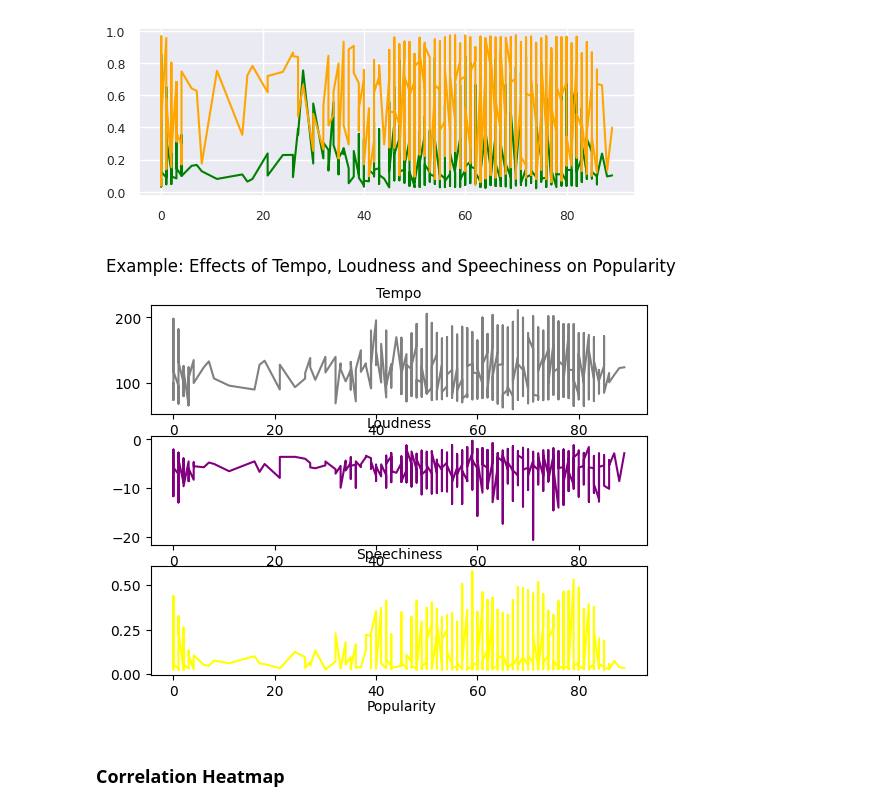
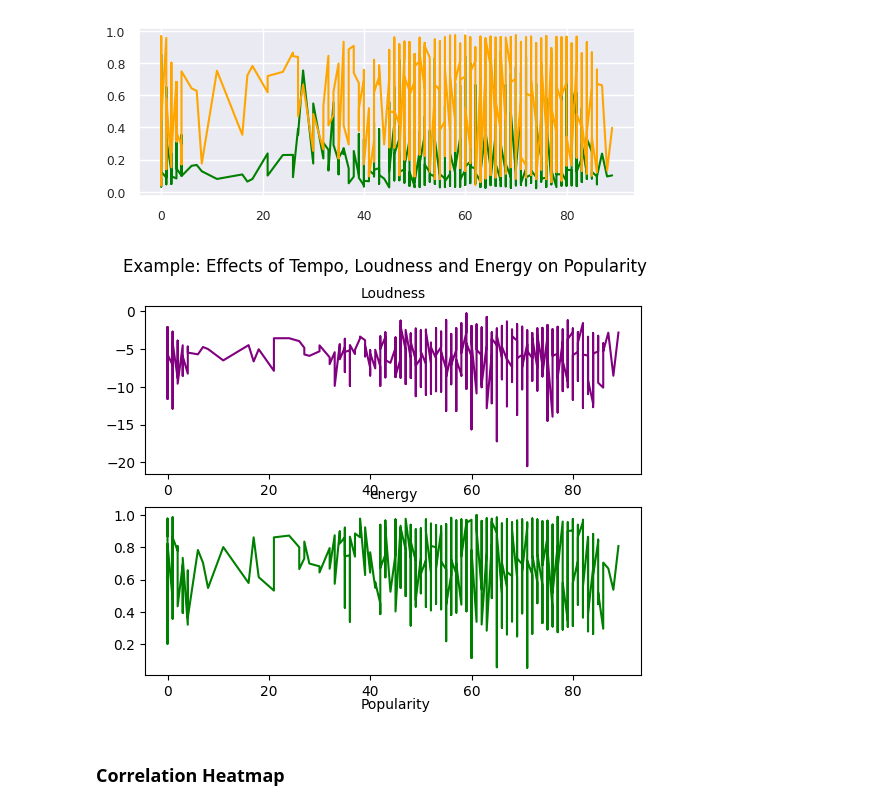
Before and after one commit to mduos/scipy_project_group_16, a Jupyter notebook: Spotify Analysis.ipynb, the cells around one changed output. Cells and saved outputs as stored; diff of their text form; code cells hidden in the pictures.

```diff
--- a/Spotify Analysis.ipynb
+++ b/Spotify Analysis.ipynb
@@ -265,28 +265,23 @@ TypeError: 'str' object is not callable
 # %%
 sorted_df = df.sort_values('popularity', ascending = False)
 plt.plot(100, 2)
 plt.ylabel= 'Popularity'
 
-#Plot tempo
-plt.subplot(3, 1, 1)
-plt.plot(sorted_df['popularity'], sorted_df['tempo'], color = 'grey')
-plt.title("Tempo", fontsize=10)
-
 #plot loudness
-plt.subplot(3,1,2)
+plt.subplot(2,1,1)
 plt.plot(sorted_df['popularity'], sorted_df['loudness'], color = 'purple')
 plt.title("Loudness", fontsize=10)
 
-#plot energy
-plt.subplot(3,1,3)
-plt.plot(sorted_df['popularity'], sorted_df['energy'], color = 'yellow')
-plt.title("Energy", fontsize=10)
+#plot speechiness
+plt.subplot(2,1,2)
+plt.plot(sorted_df['popularity'], sorted_df['energy'], color = 'green')
+plt.title("energy", fontsize=10)
 
 plt.text(45,-0.2,"Popularity", ha="center")
 plt.suptitle("Example: Effects of Tempo, Loudness and Energy on Popularity")
 plt.show()
 # %% [output]
-[figure, old version]
+[figure, new version]
 # %% [markdown]
 ### Correlation Heatmap
 # %% [markdown]
```
